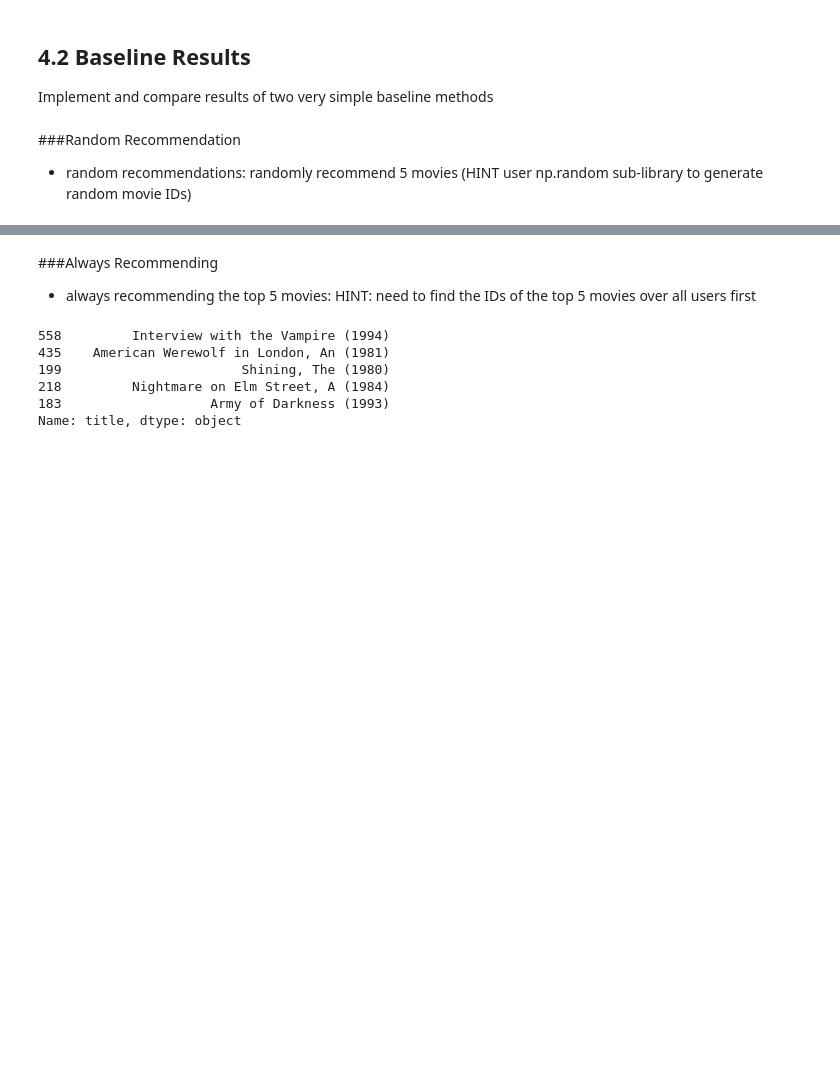
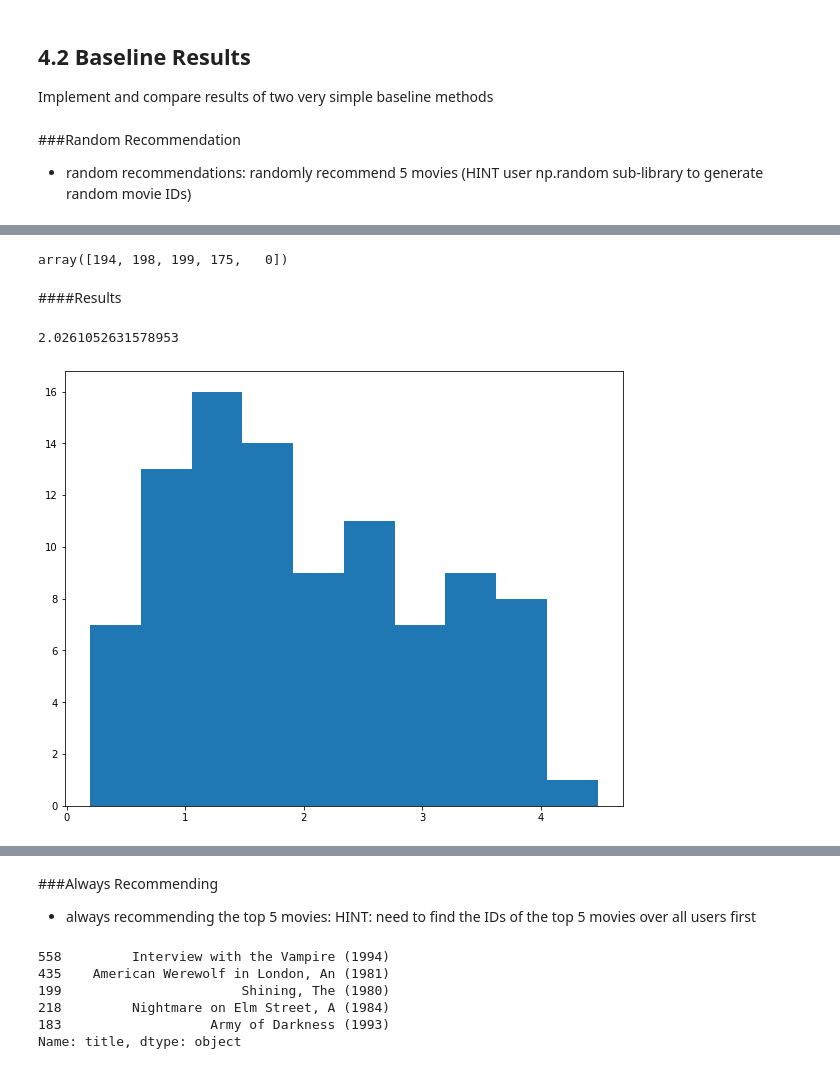
Before and after one commit to Yven42/DataScience, a Jupyter notebook: Assignment_2_recommender.ipynb, the cells around one changed output, grey strips where cells are left out. Drawn from its saved outputs; the diff is of its cells as text; code cells hidden in the pictures; blank space fills up the shorter version.

```diff
--- a/Assignment_2_recommender.ipynb
+++ b/Assignment_2_recommender.ipynb
@@ -221,0 +215,10 @@ Name: title, dtype: object
+# %%
+from sklearn.model_selection import train_test_split
+
+R_train, R_test = train_test_split(R, test_size=0.1)
+# %%
+D_cos=np.zeros((np.shape(movies)[0],np.shape(movies)[0]))
+for i in range(0,np.shape(movies)[0]):
+    for j in range(0,np.shape(movies)[0]):
+        if i!=j:
+            D_cos[i,j]=CosineDist(R_train[:,i],R_train[:,j])
@@ -221,0 +237,13 @@ Name: title, dtype: object
+# %%
+np.argsort(R_test[23])[-5:]
+# %% [output]
+array([194, 198, 199, 175,   0])
+# %% [markdown]
+####Results
+# %%
+test_res=test_Score(D_cos,R_test)
+plt.hist(test_res)
+np.mean(test_res)
+# %% [output]
+2.0261052631578953
+[figure, added]
```
Also changed, not shown: parts of 12 cells of this notebook.
